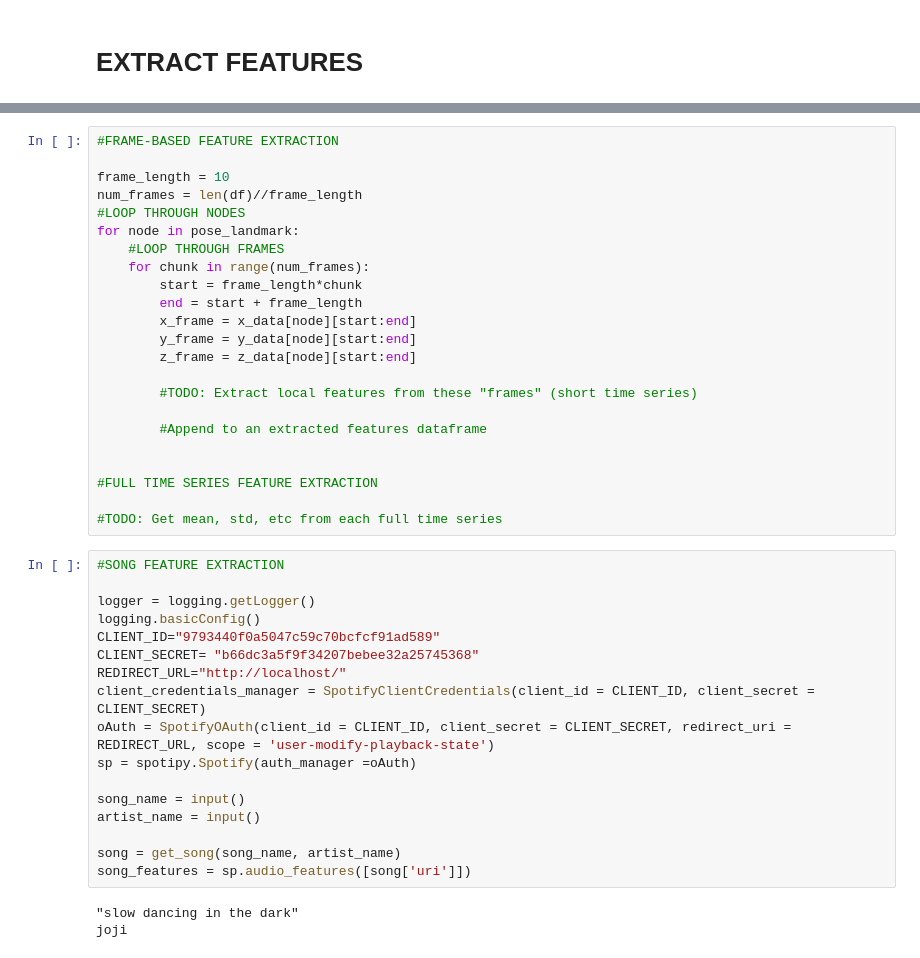
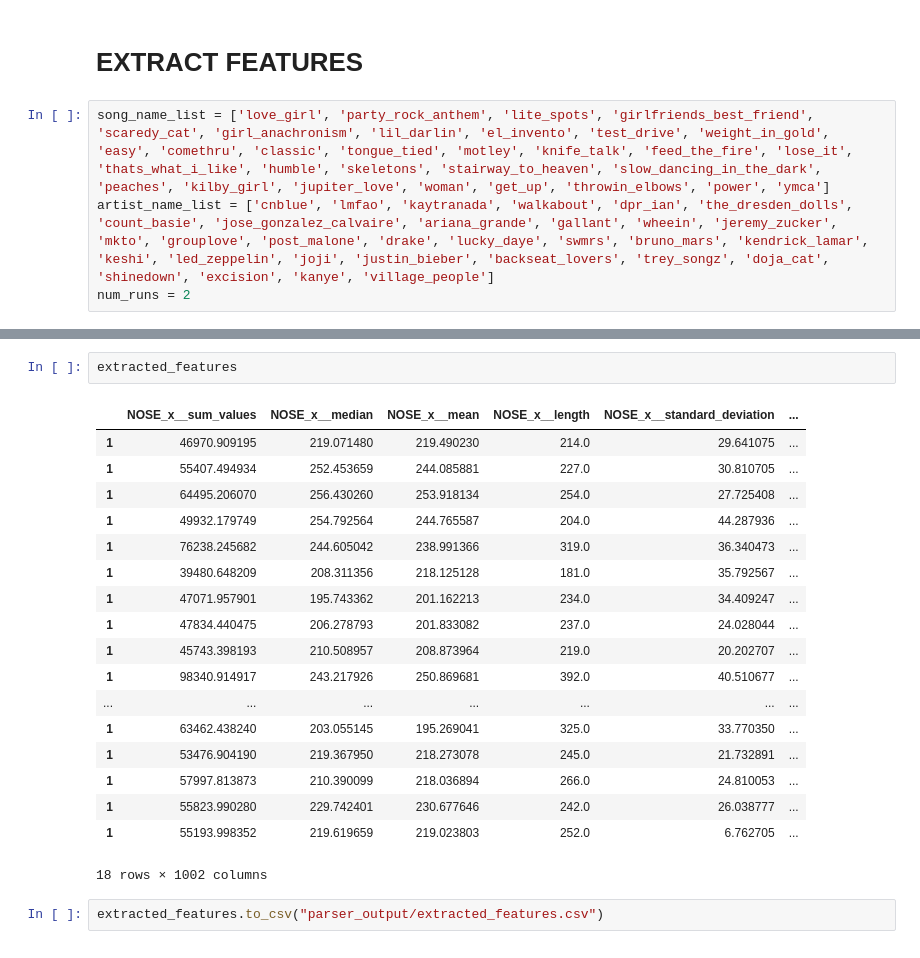
Before and after one commit to uscmakers/ReverseChoreography, a Jupyter notebook: parser-update.ipynb, the cells around one changed output, grey strips where cells are left out. Saved outputs shown, nothing was run; the diff lists cells and outputs as text.

```diff
--- a/parser-update.ipynb
+++ b/parser-update.ipynb
@@ -105,3 +108,7 @@ Deprecated in NumPy 1.20; for more details and guidance: https://numpy.org/devdo
 # %% [markdown]
 # EXTRACT FEATURES
+# %%
+song_name_list = ['love_girl', 'party_rock_anthem', 'lite_spots', 'girlfriends_best_friend', 'scaredy_cat', 'girl_anachronism', 'lil_darlin', 'el_invento', 'test_drive', 'weight_in_gold', 'easy', 'comethru', 'classic', 'tongue_tied', 'motley', 'knife_talk', 'feed_the_fire', 'lose_it', 'thats_what_i_like', 'humble', 'skeletons', 'stairway_to_heaven', 'slow_dancing_in_the_dark', 'peaches', 'kilby_girl', 'jupiter_love', 'woman', 'get_up', 'throwin_elbows', 'power', 'ymca']
+artist_name_list = ['cnblue', 'lmfao', 'kaytranada', 'walkabout', 'dpr_ian', 'the_dresden_dolls', 'count_basie', 'jose_gonzalez_calvaire', 'ariana_grande', 'gallant', 'wheein', 'jeremy_zucker', 'mkto', 'grouplove', 'post_malone', 'drake', 'lucky_daye', 'swmrs', 'bruno_mars', 'kendrick_lamar', 'keshi', 'led_zeppelin', 'joji', 'justin_bieber', 'backseat_lovers', 'trey_songz', 'doja_cat', 'shinedown', 'excision', 'kanye', 'village_people']
+num_runs = 2
 # %%
@@ -125,43 +231,23 @@ Deprecated in NumPy 1.20; for more details and guidance: https://numpy.org/devdo
-# %%
-#FRAME-BASED FEATURE EXTRACTION
-
-frame_length = 10
-num_frames = len(df)//frame_length
-#LOOP THROUGH NODES
-for node in pose_landmark:
-    #LOOP THROUGH FRAMES
-    for chunk in range(num_frames):
-        start = frame_length*chunk
-        end = start + frame_length
-        x_frame = x_data[node][start:end]
-        y_frame = y_data[node][start:end]
-        z_frame = z_data[node][start:end]
-
-        #TODO: Extract local features from these "frames" (short time series)
-
-        #Append to an extracted features dataframe
-
-
-#FULL TIME SERIES FEATURE EXTRACTION
-
-#TODO: Get mean, std, etc from each full time series
-# %%
-#SONG FEATURE EXTRACTION
-
-logger = logging.getLogger()
-logging.basicConfig()
-CLIENT_ID="9793440f0a5047c59c70bcfcf91ad589"
-CLIENT_SECRET= "b66dc3a5f9f34207bebee32a25745368"
-REDIRECT_URL="http://localhost/"
-client_credentials_manager = SpotifyClientCredentials(client_id = CLIENT_ID, client_secret = CLIENT_SECRET)
-oAuth = SpotifyOAuth(client_id = CLIENT_ID, client_secret = CLIENT_SECRET, redirect_uri = REDIRECT_URL, scope = 'user-modify-playback-state')
-sp = spotipy.Spotify(auth_manager =oAuth)
-
-song_name = input()
-artist_name = input()
-
-song = get_song(song_name, artist_name)
-song_features = sp.audio_features([song['uri']])
-# %% [output]
-"slow dancing in the dark"
-joji
+# %%
+extracted_features
+# %% [output]
+|  | NOSE_x__sum_values | NOSE_x__median | NOSE_x__mean | NOSE_x__length | NOSE_x__standard_deviation | ... |
+| 1 | 46970.909195 | 219.071480 | 219.490230 | 214.0 | 29.641075 | ... |
+| 1 | 55407.494934 | 252.453659 | 244.085881 | 227.0 | 30.810705 | ... |
+| 1 | 64495.206070 | 256.430260 | 253.918134 | 254.0 | 27.725408 | ... |
+| 1 | 49932.179749 | 254.792564 | 244.765587 | 204.0 | 44.287936 | ... |
+| 1 | 76238.245682 | 244.605042 | 238.991366 | 319.0 | 36.340473 | ... |
+| 1 | 39480.648209 | 208.311356 | 218.125128 | 181.0 | 35.792567 | ... |
+| 1 | 47071.957901 | 195.743362 | 201.162213 | 234.0 | 34.409247 | ... |
+| 1 | 47834.440475 | 206.278793 | 201.833082 | 237.0 | 24.028044 | ... |
+| 1 | 45743.398193 | 210.508957 | 208.873964 | 219.0 | 20.202707 | ... |
+| 1 | 98340.914917 | 243.217926 | 250.869681 | 392.0 | 40.510677 | ... |
+| ... | ... | ... | ... | ... | ... | ... |
+| 1 | 63462.438240 | 203.055145 | 195.269041 | 325.0 | 33.770350 | ... |
+| 1 | 53476.904190 | 219.367950 | 218.273078 | 245.0 | 21.732891 | ... |
+| 1 | 57997.813873 | 210.390099 | 218.036894 | 266.0 | 24.810053 | ... |
+| 1 | 55823.990280 | 229.742401 | 230.677646 | 242.0 | 26.038777 | ... |
+| 1 | 55193.998352 | 219.619659 | 219.023803 | 252.0 | 6.762705 | ... |
+18 rows × 1002 columns
+# %%
+extracted_features.to_csv("parser_output/extracted_features.csv")
```
Also changed, not shown: parts of 4 cells of this notebook, 20 other files.
